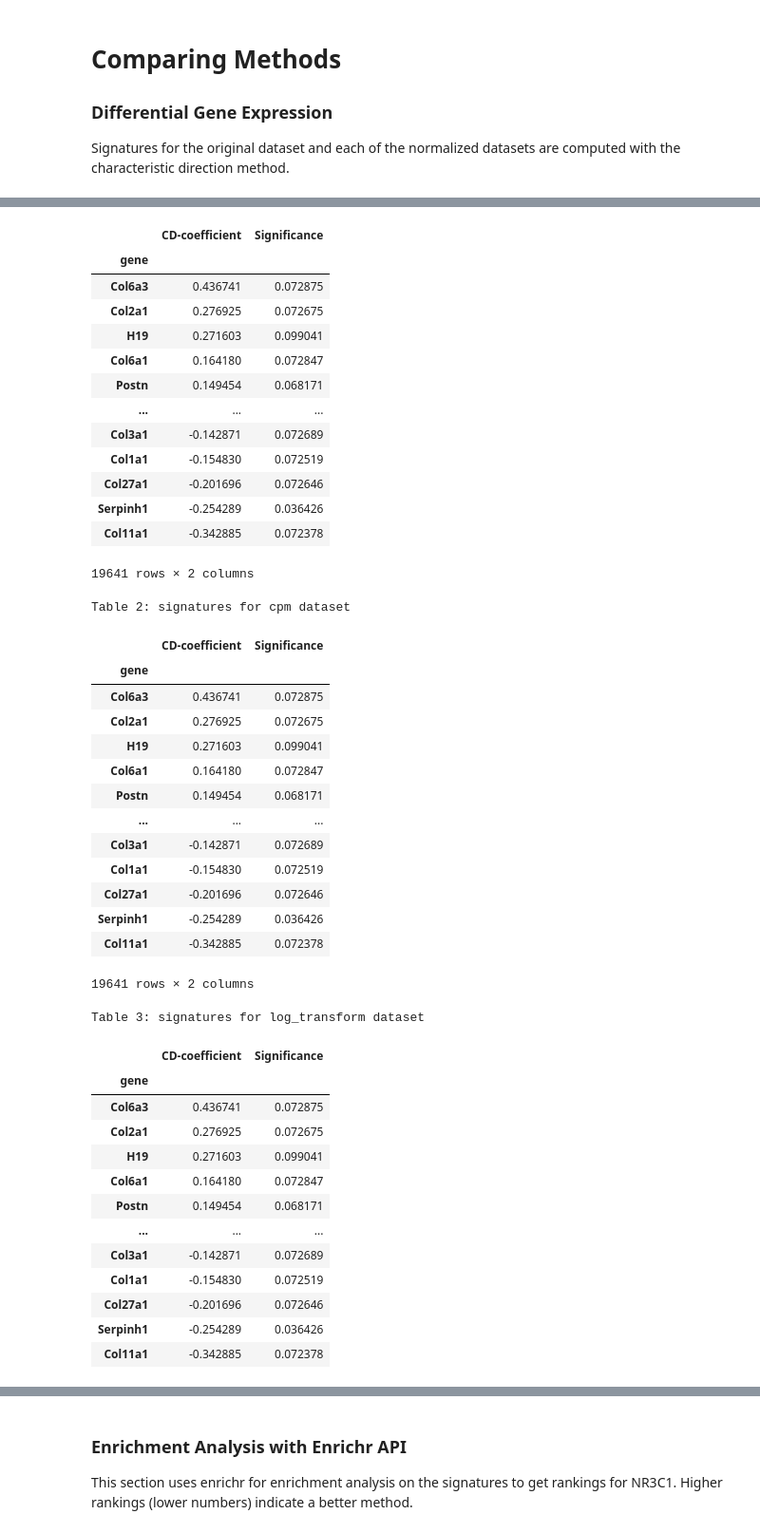
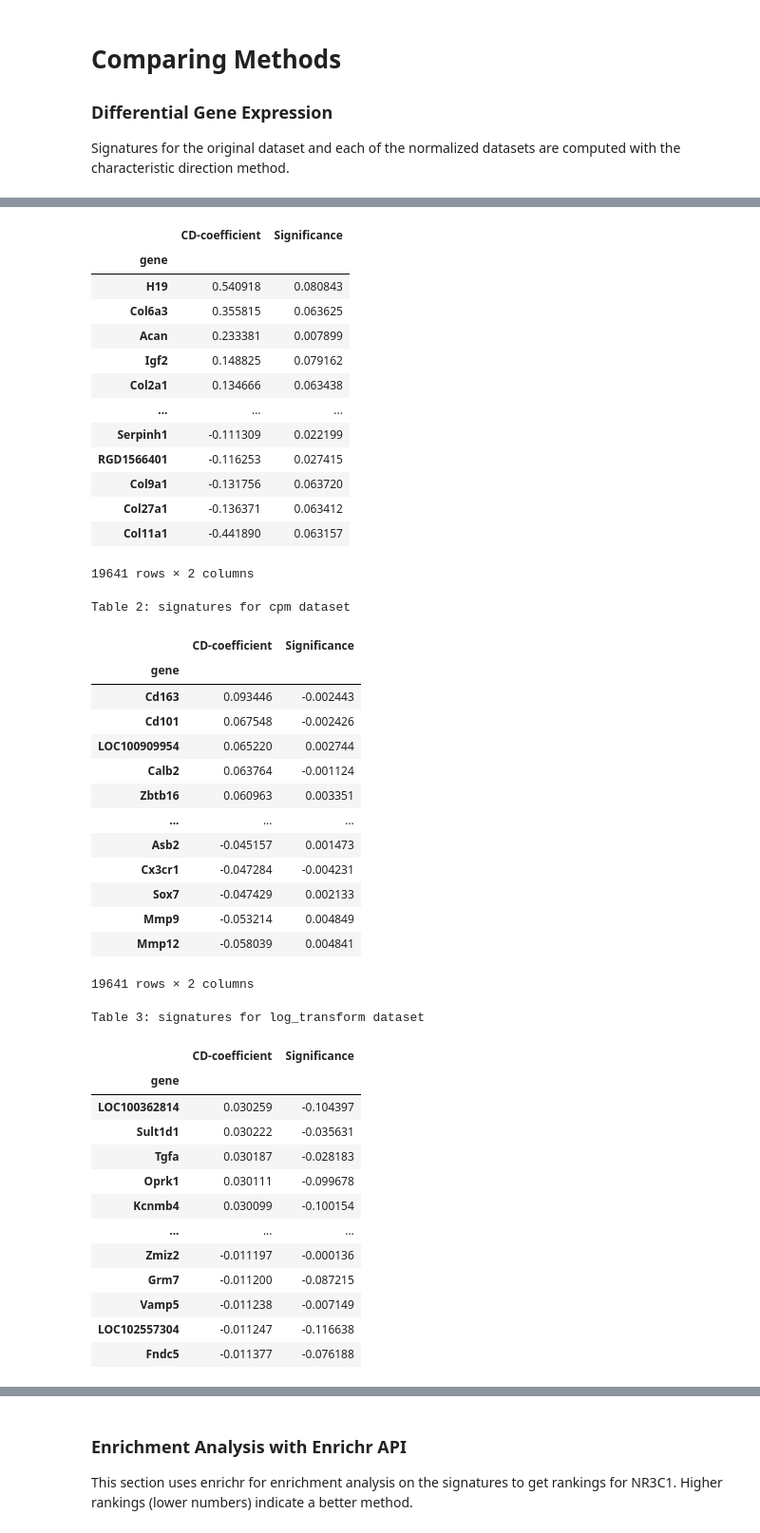
Before and after one commit to MaayanLab/dex-benchmark, a Jupyter notebook: Benchmarking Normalization Methods/benchmarking_normalization.ipynb, the cells around one changed output, grey strips where cells are left out. Shown: that part at 95% size. Saved outputs shown, nothing was run; the diff lists cells and outputs as text; code cells hidden in the pictures.

```diff
--- a/Benchmarking Normalization Methods/benchmarking_normalization.ipynb
+++ b/Benchmarking Normalization Methods/benchmarking_normalization.ipynb
@@ -246,7 +246,7 @@ for method in methods:
 # %%
 # Display signatures
 for i in range(len(methods)):
-    display(signatures[method])
+    display(signatures[methods[i]])
     print("Table " + str(i + 1) + ": signatures for " + methods[i] + " dataset")
 # %% [output]
 |  | CD-coefficient | Significance |
@@ -265,48 +265,48 @@ for i in range(len(methods)):
 19641 rows × 2 columns
 Table 1: signatures for rawdata+filter_genes dataset
 |  | CD-coefficient | Significance |
 | gene |  |  |
-| Col6a3 | 0.436741 | 0.072875 |
-| Col2a1 | 0.276925 | 0.072675 |
-| H19 | 0.271603 | 0.099041 |
-| Col6a1 | 0.164180 | 0.072847 |
-| Postn | 0.149454 | 0.068171 |
+| H19 | 0.540918 | 0.080843 |
+| Col6a3 | 0.355815 | 0.063625 |
+| Acan | 0.233381 | 0.007899 |
+| Igf2 | 0.148825 | 0.079162 |
+| Col2a1 | 0.134666 | 0.063438 |
 | ... | ... | ... |
-| Col3a1 | -0.142871 | 0.072689 |
-| Col1a1 | -0.154830 | 0.072519 |
-| Col27a1 | -0.201696 | 0.072646 |
-| Serpinh1 | -0.254289 | 0.036426 |
-| Col11a1 | -0.342885 | 0.072378 |
+| Serpinh1 | -0.111309 | 0.022199 |
+| RGD1566401 | -0.116253 | 0.027415 |
+| Col9a1 | -0.131756 | 0.063720 |
+| Col27a1 | -0.136371 | 0.063412 |
+| Col11a1 | -0.441890 | 0.063157 |
 19641 rows × 2 columns
 Table 2: signatures for cpm dataset
 |  | CD-coefficient | Significance |
 | gene |  |  |
-| Col6a3 | 0.436741 | 0.072875 |
-| Col2a1 | 0.276925 | 0.072675 |
-| H19 | 0.271603 | 0.099041 |
-| Col6a1 | 0.164180 | 0.072847 |
-| Postn | 0.149454 | 0.068171 |
+| Cd163 | 0.093446 | -0.002443 |
+| Cd101 | 0.067548 | -0.002426 |
+| LOC100909954 | 0.065220 | 0.002744 |
+| Calb2 | 0.063764 | -0.001124 |
+| Zbtb16 | 0.060963 | 0.003351 |
 | ... | ... | ... |
-| Col3a1 | -0.142871 | 0.072689 |
-| Col1a1 | -0.154830 | 0.072519 |
-| Col27a1 | -0.201696 | 0.072646 |
-| Serpinh1 | -0.254289 | 0.036426 |
-| Col11a1 | -0.342885 | 0.072378 |
+| Asb2 | -0.045157 | 0.001473 |
+| Cx3cr1 | -0.047284 | -0.004231 |
+| Sox7 | -0.047429 | 0.002133 |
+| Mmp9 | -0.053214 | 0.004849 |
+| Mmp12 | -0.058039 | 0.004841 |
 19641 rows × 2 columns
 Table 3: signatures for log_transform dataset
 |  | CD-coefficient | Significance |
 | gene |  |  |
-| Col6a3 | 0.436741 | 0.072875 |
-| Col2a1 | 0.276925 | 0.072675 |
-| H19 | 0.271603 | 0.099041 |
-| Col6a1 | 0.164180 | 0.072847 |
-| Postn | 0.149454 | 0.068171 |
+| LOC100362814 | 0.030259 | -0.104397 |
+| Sult1d1 | 0.030222 | -0.035631 |
+| Tgfa | 0.030187 | -0.028183 |
+| Oprk1 | 0.030111 | -0.099678 |
+| Kcnmb4 | 0.030099 | -0.100154 |
 | ... | ... | ... |
-| Col3a1 | -0.142871 | 0.072689 |
-| Col1a1 | -0.154830 | 0.072519 |
-| Col27a1 | -0.201696 | 0.072646 |
-| Serpinh1 | -0.254289 | 0.036426 |
-| Col11a1 | -0.342885 | 0.072378 |
+| Zmiz2 | -0.011197 | -0.000136 |
+| Grm7 | -0.011200 | -0.087215 |
+| Vamp5 | -0.011238 | -0.007149 |
+| LOC102557304 | -0.011247 | -0.116638 |
+| Fndc5 | -0.011377 | -0.076188 |
 19641 rows × 2 columns
 Table 4: signatures for z_score dataset
 ... (3 outputs left out)
```
Also changed, not shown: parts of 1 cell of this notebook, 3 other files.
